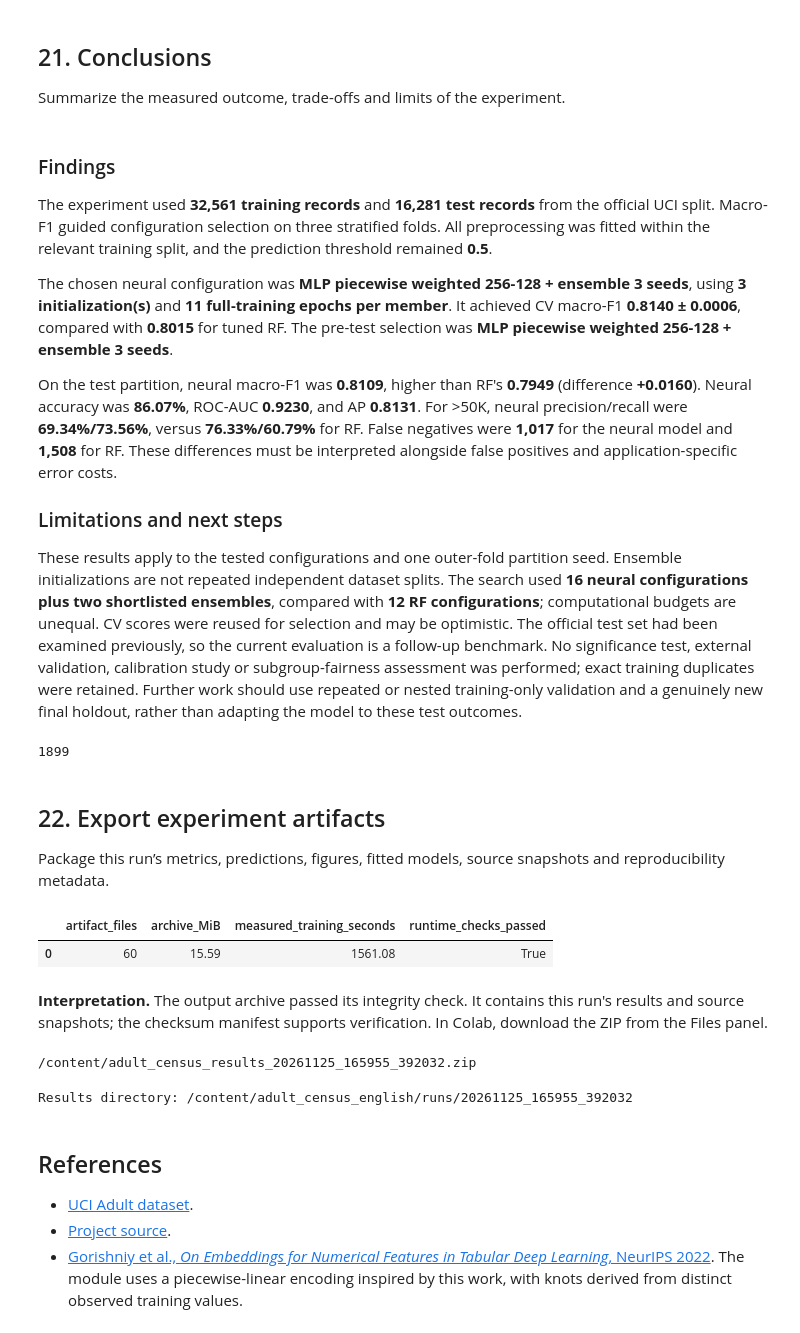
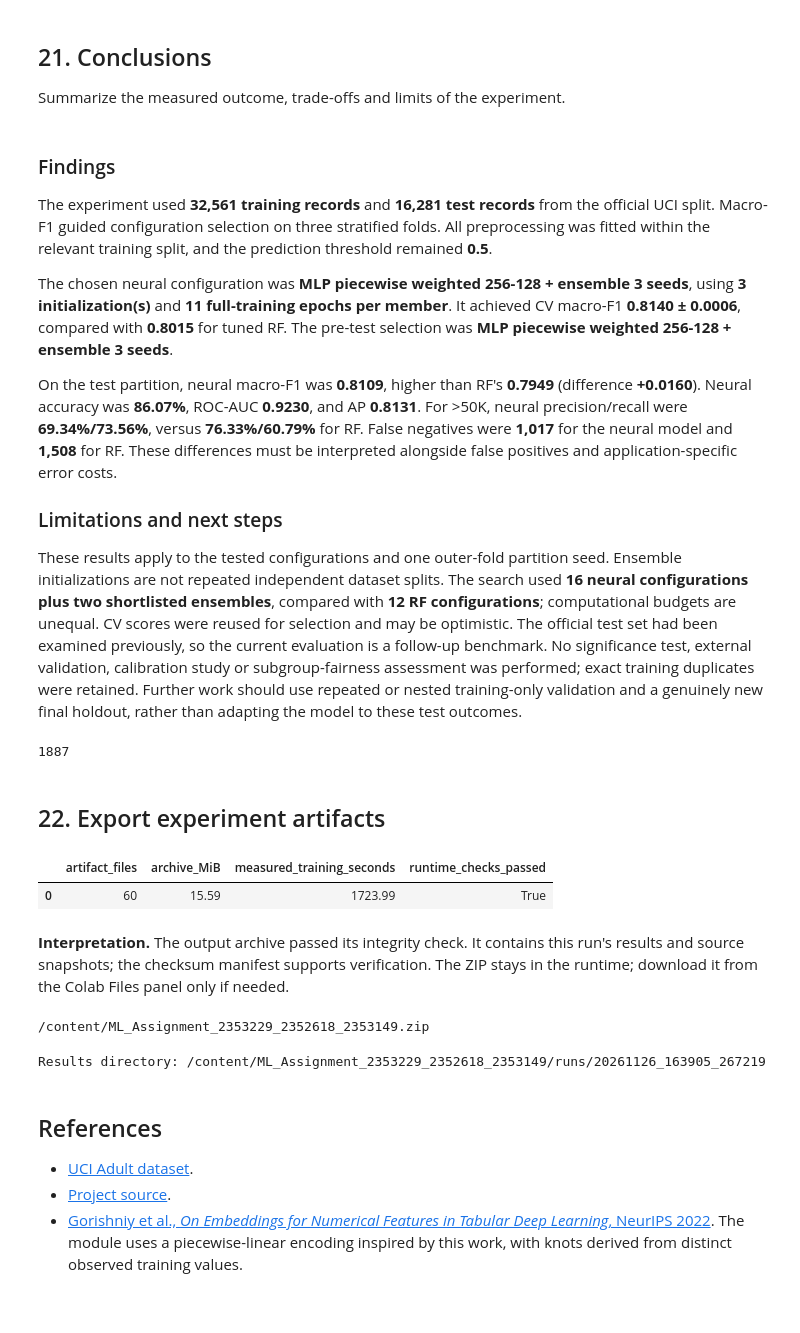
Before and after one commit to Tri8505/ML-Assignment-Adult-Census, a Jupyter notebook: notebooks/main_pipeline.ipynb, the cells around one changed output. Saved outputs shown, nothing was run; the diff lists cells and outputs as text; code cells hidden in the pictures.

```diff
--- a/notebooks/main_pipeline.ipynb
+++ b/notebooks/main_pipeline.ipynb
@@ -44,7 +42,8 @@ for variable in ("OMP_NUM_THREADS", "MKL_NUM_THREADS", "OPENBLAS_NUM_THREADS"):
 os.environ.setdefault("CUBLAS_WORKSPACE_CONFIG", ":4096:8")
 SEED, DEVICE = 42, "cpu"
 BASE_DIR = Path("/content") if Path("/content").is_dir() else Path.cwd()
-PROJECT_DIR = BASE_DIR / "adult_census_english"
+SUBMISSION_NAME = "ML_Assignment_2353229_2352618_2353149"
+PROJECT_DIR = BASE_DIR / SUBMISSION_NAME
 PROJECT_DIR.mkdir(parents=True, exist_ok=True)
 
 from IPython.display import display, Markdown, FileLink
@@ -854,45 +831,43 @@ The search used **16 neural configurations plus two shortlisted ensembles**, com
 CV scores were reused for selection and may be optimistic. The official test set had been examined previously, so the current evaluation is a follow-up benchmark.
 No significance test, external validation, calibration study or subgroup-fairness assessment was performed; exact training duplicates were retained.
 Further work should use repeated or nested training-only validation and a genuinely new final holdout, rather than adapting the model to these test outcomes.
-1899
+1887
-# %% [markdown]
-## 22. Export experiment artifacts
-
-Package this run’s metrics, predictions, figures, fitted models, source snapshots and reproducibility metadata.
+# %% [markdown]
+## 22. Export experiment artifacts
 # %%
 for relative in SOURCE_HASHES:
     destination = RUN_DIR / "source" / relative
     destination.parent.mkdir(parents=True, exist_ok=True)
     shutil.copy2(PROJECT_DIR / relative, destination)
 pd.DataFrame(timings).to_csv(RESULTS / "stage_timings.csv", index=False)
 manifest = []
 for path in sorted(RUN_DIR.rglob("*")):
     if path.is_file():
         manifest.append({"file": path.relative_to(RUN_DIR).as_posix(), "bytes": path.stat().st_size,
                          "sha256": hashlib.sha256(path.read_bytes()).hexdigest()})
 pd.DataFrame(manifest).to_csv(RUN_DIR / "manifest.csv", index=False)
-archive_path = BASE_DIR / f"adult_census_results_{RUN_ID}.zip"
+archive_path = BASE_DIR / f"{SUBMISSION_NAME}.zip"
 with ZipFile(archive_path, "w", compression=ZIP_DEFLATED) as archive:
     for path in sorted(RUN_DIR.rglob("*")):
         if path.is_file():
-            archive.write(path, arcname=path.relative_to(RUN_DIR))
+            archive.write(path, arcname=f"{SUBMISSION_NAME}/{path.relative_to(RUN_DIR).as_posix()}")
 with ZipFile(archive_path) as archive:
     assert archive.testzip() is None
 export_summary = pd.DataFrame([{"artifact_files": len(manifest) + 1,
     "archive_MiB": archive_path.stat().st_size / 1024**2,
     "measured_training_seconds": sum(row["seconds"] for row in timings),
     "runtime_checks_passed": all(checks.values())}])
 display(export_summary.round(2))
 interpret("The output archive passed its integrity check. It contains this run's results and source snapshots; "
-          "the checksum manifest supports verification. In Colab, download the ZIP from the Files panel.")
+          "the checksum manifest supports verification. The ZIP stays in the runtime; download it from the Colab Files panel only if needed.")
 display(FileLink(str(archive_path)))
 print("Results directory:", RUN_DIR)
 # %% [output]
 |  | artifact_files | archive_MiB | measured_training_seconds | runtime_checks_passed |
-| 0 | 60 | 15.59 | 1561.08 | True |
+| 0 | 60 | 15.59 | 1723.99 | True |
-**Interpretation.** The output archive passed its integrity check. It contains this run's results and source snapshots; the checksum manifest supports verification. In Colab, download the ZIP from the Files panel.
+**Interpretation.** The output archive passed its integrity check. It contains this run's results and source snapshots; the checksum manifest supports verification. The ZIP stays in the runtime; download it from the Colab Files panel only if needed.
-/content/adult_census_results_20261125_165955_392032.zip
+/content/ML_Assignment_2353229_2352618_2353149.zip
-Results directory: /content/adult_census_english/runs/20261125_165955_392032
+Results directory: /content/ML_Assignment_2353229_2352618_2353149/runs/20261126_163905_267219
 # %% [markdown]
 ## References
 
```
Also changed, not shown: parts of 9 cells of this notebook.
